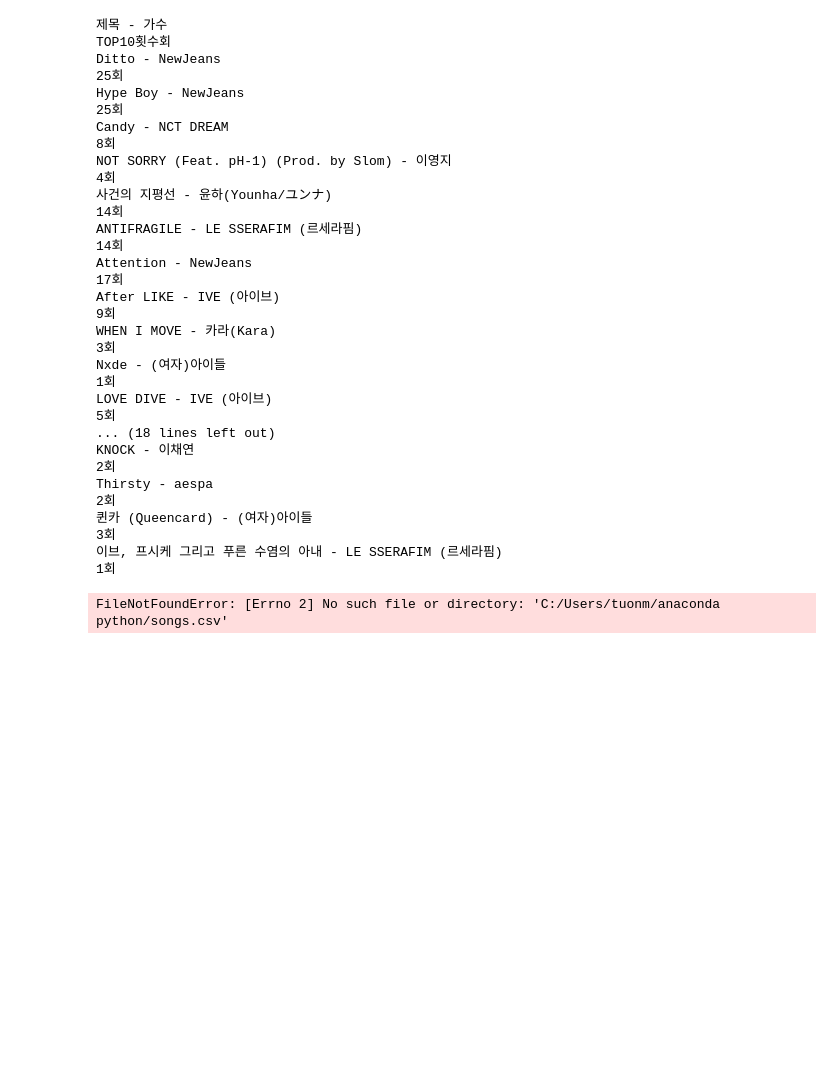
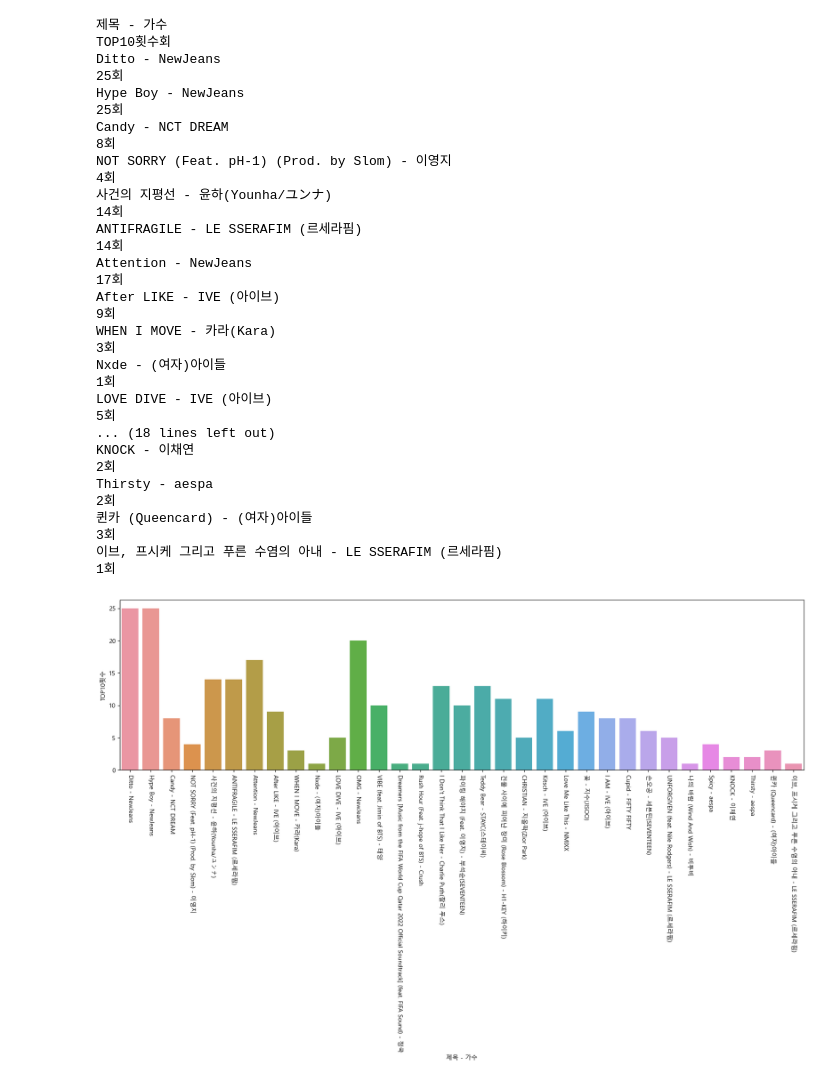
Before and after one commit to jinho0114/Big-Data, a Jupyter notebook: Big Data.ipynb, the cells around one changed output. Cells and saved outputs as stored; diff of their text form; code cells hidden in the pictures; blank space fills up the shorter version.

```diff
--- a/Big Data.ipynb
+++ b/Big Data.ipynb
@@ -60,32 +60,32 @@ with open("songs.csv", 'w') as file:
     writer = csv.writer(file)
     for i, j in dicts.items():
         writer.writerow([i,j])
-df = pd.read_csv("C:/Users/tuonm/anaconda python/songs.csv",encoding="cp949")
+df = pd.read_csv("C:/Users/jinho/songs.csv",encoding="cp949")
 
 %matplotlib inline
 plt.rcParams['axes.unicode_minus'] = False
 plt.rcParams['font.family'] = 'Malgun Gothic'
 plt.figure(figsize=(20,5))
 plt.xticks(rotation = -90)
 sns.barplot(data=df, x='제목 - 가수', y ='TOP10횟수')
 
 plt.savefig('image.png')
 # %% [output]
 제목 - 가수                                                                                                 TOP10횟수회
 Ditto - NewJeans                                                                                        25회
 Hype Boy - NewJeans                                                                                     25회
 Candy - NCT DREAM                                                                                       8회
 NOT SORRY (Feat. pH-1) (Prod. by Slom) - 이영지                                                            4회
 사건의 지평선 - 윤하(Younha/ユンナ)                                                                                14회
 ANTIFRAGILE - LE SSERAFIM (르세라핌)                                                                        14회
 Attention - NewJeans                                                                                    17회
 After LIKE - IVE (아이브)                                                                                  9회
 WHEN I MOVE - 카라(Kara)                                                                                  3회
 Nxde - (여자)아이들                                                                                          1회
 LOVE DIVE - IVE (아이브)                                                                                   5회
 ... (18 lines left out)
 KNOCK - 이채연                                                                                             2회
 Thirsty - aespa                                                                                         2회
 퀸카 (Queencard) - (여자)아이들                                                                                3회
 이브, 프시케 그리고 푸른 수염의 아내 - LE SSERAFIM (르세라핌)                                                              1회
-FileNotFoundError: [Errno 2] No such file or directory: 'C:/Users/tuonm/anaconda python/songs.csv'
+[figure, added]
```
